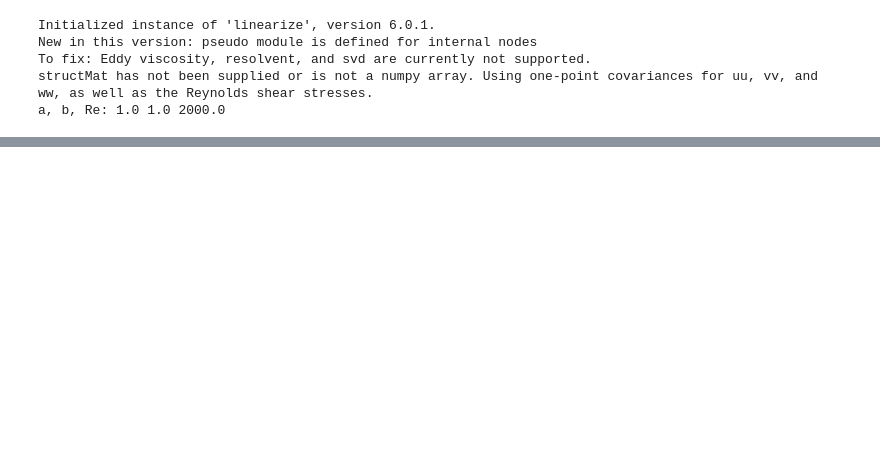
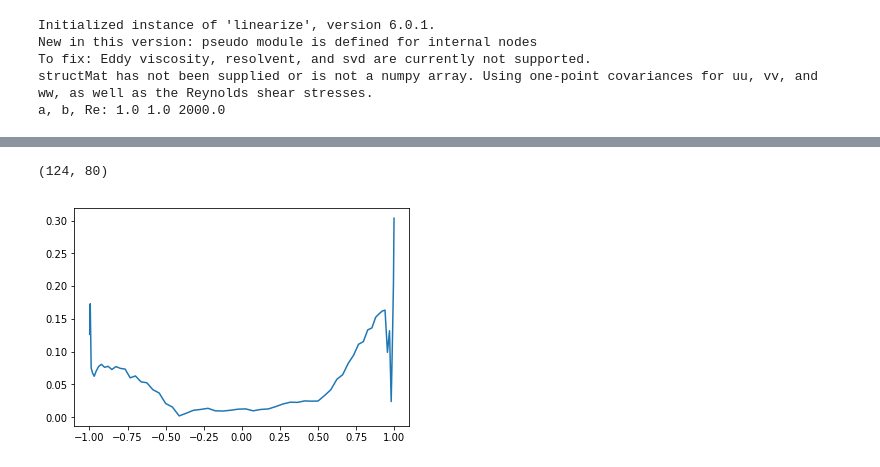
Before and after one commit to saba-vadarevu/Linear-Coherent-Structures-in-Channel-flows, a Jupyter notebook: library/statisticCompletion.ipynb, the cells around one changed output, grey strips where cells are left out. Saved outputs shown, nothing was run; the diff lists cells and outputs as text; code cells hidden in the pictures; blank space fills up the shorter version.

```diff
--- a/library/statisticCompletion.ipynb
+++ b/library/statisticCompletion.ipynb
@@ -561,0 +627,18 @@ AttributeError: module 'numpy' has no attribute 'ismatrix'
+# %%
+a0 = 0.25; b0 = 2./3.
+a = 10.*a0 ; b = 10.* b0; N = 62; Re=186.
+statInst = ops.statComp(a=a, b=b, N=N, Re=Re)
+
+A, C, B = statInst.makeSystem()
+Aadj, Cadj, Badj = statInst.makeAdjSystem()
+
+Phi = statInst.covMat/a0/b0
+Phi = 0.5*(Phi + Phi.conj().T)
+X = B @ Phi @ Badj
+
+Z =   -(A @ X + X @ Aadj)
+B,H,S = ops.decomposeZ(Z)
+
+U,S,V = np.linalg.svd(B)
+
+S[65:85], np.linalg.matrix_rank(B)
@@ -561,0 +659,14 @@ AttributeError: module 'numpy' has no attribute 'ismatrix'
+# %%
+H.shape
+# %% [output]
+(124, 80)
+# %%
+stateBase = B[:,0]
+primBase = C @ stateBase
+primUnweightedBase = statInst._deweightVec(primBase)
+
+
+plt.plot(statInst.y, np.abs(primUnweightedBase[:N]))
+plt.show()
+# %% [output]
+[figure, added]
```
Also changed, not shown: parts of 12 cells of this notebook, 1 other file.
